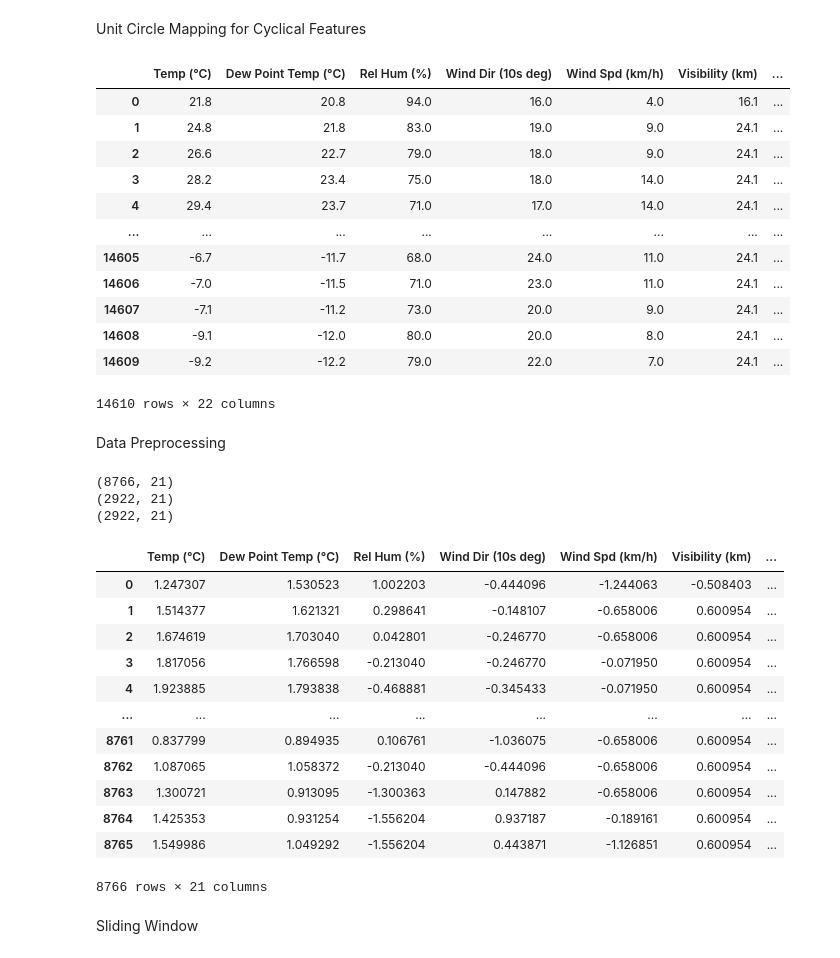
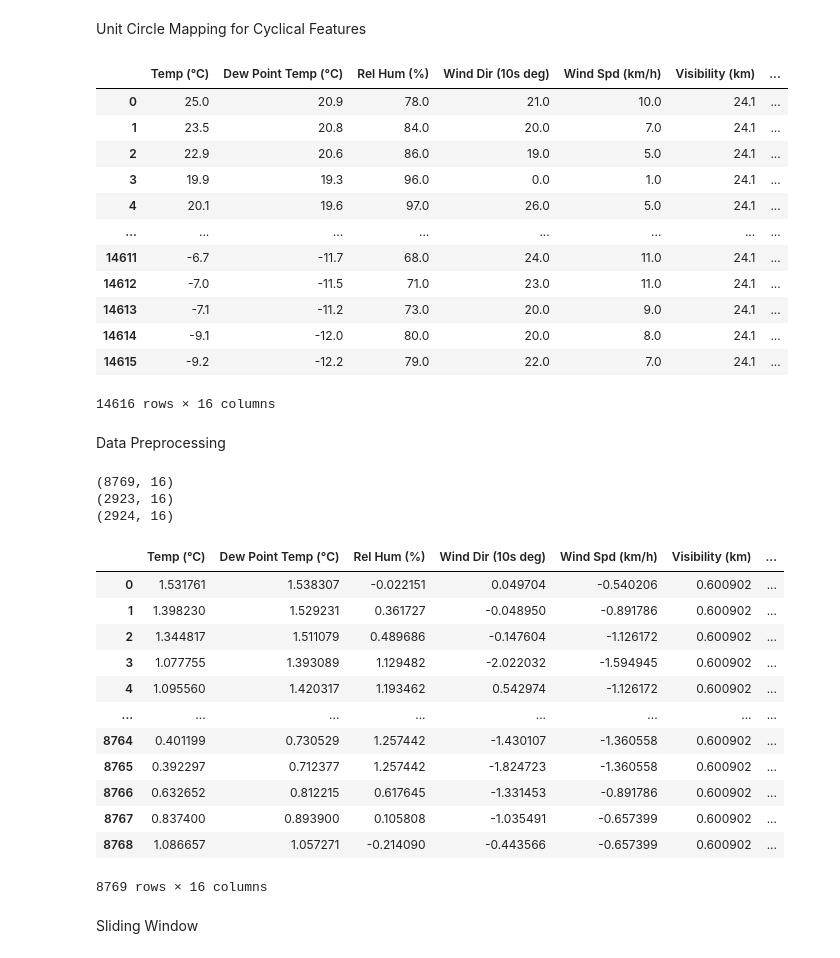
Before and after one commit to jye64/Energy-forecasting, a Jupyter notebook: LSTM.ipynb, the cells around one changed output. Cells and saved outputs as stored; diff of their text form; code cells hidden in the pictures.

```diff
--- a/LSTM.ipynb
+++ b/LSTM.ipynb
@@ -220,13 +217,13 @@ data = pd.concat([data, day_week], axis=1)
 # %% [markdown]
 Usage at previous timesteps as features
 # %%
-steps = 7
+# steps = 7
 
-for i in range(1,steps):
-  data['Previous_Usage' + str(i)] = data['Usage (kilowatt-hours)'].shift(i)
+# for i in range(1,steps):
+#   data['Previous_Usage' + str(i)] = data['Usage (kilowatt-hours)'].shift(i)
 
-for i in range(steps-1):
-  data.drop(index=i, inplace=True)
+# for i in range(steps-1):
+#   data.drop(index=i, inplace=True)
 
-data = pd.DataFrame.reset_index(data, drop=True)
-data
+# data = pd.DataFrame.reset_index(data, drop=True)
+# data
@@ -300,22 +283,22 @@ data_onehot = data_onehot.drop(columns=['Weather', 'Year', 'Day'], axis=1)
 data_onehot
 # %% [output]
 |  | Temp (°C) | Dew Point Temp (°C) | Rel Hum (%) | Wind Dir (10s deg) | Wind Spd (km/h) | Visibility (km) | ... |
-| 0 | 21.8 | 20.8 | 94.0 | 16.0 | 4.0 | 16.1 | ... |
-| 1 | 24.8 | 21.8 | 83.0 | 19.0 | 9.0 | 24.1 | ... |
-| 2 | 26.6 | 22.7 | 79.0 | 18.0 | 9.0 | 24.1 | ... |
-| 3 | 28.2 | 23.4 | 75.0 | 18.0 | 14.0 | 24.1 | ... |
-| 4 | 29.4 | 23.7 | 71.0 | 17.0 | 14.0 | 24.1 | ... |
+| 0 | 25.0 | 20.9 | 78.0 | 21.0 | 10.0 | 24.1 | ... |
+| 1 | 23.5 | 20.8 | 84.0 | 20.0 | 7.0 | 24.1 | ... |
+| 2 | 22.9 | 20.6 | 86.0 | 19.0 | 5.0 | 24.1 | ... |
+| 3 | 19.9 | 19.3 | 96.0 | 0.0 | 1.0 | 24.1 | ... |
+| 4 | 20.1 | 19.6 | 97.0 | 26.0 | 5.0 | 24.1 | ... |
 | ... | ... | ... | ... | ... | ... | ... | ... |
-| 14605 | -6.7 | -11.7 | 68.0 | 24.0 | 11.0 | 24.1 | ... |
-| 14606 | -7.0 | -11.5 | 71.0 | 23.0 | 11.0 | 24.1 | ... |
-| 14607 | -7.1 | -11.2 | 73.0 | 20.0 | 9.0 | 24.1 | ... |
-| 14608 | -9.1 | -12.0 | 80.0 | 20.0 | 8.0 | 24.1 | ... |
-| 14609 | -9.2 | -12.2 | 79.0 | 22.0 | 7.0 | 24.1 | ... |
+| 14611 | -6.7 | -11.7 | 68.0 | 24.0 | 11.0 | 24.1 | ... |
+| 14612 | -7.0 | -11.5 | 71.0 | 23.0 | 11.0 | 24.1 | ... |
+| 14613 | -7.1 | -11.2 | 73.0 | 20.0 | 9.0 | 24.1 | ... |
+| 14614 | -9.1 | -12.0 | 80.0 | 20.0 | 8.0 | 24.1 | ... |
+| 14615 | -9.2 | -12.2 | 79.0 | 22.0 | 7.0 | 24.1 | ... |
-14610 rows × 22 columns
+14616 rows × 16 columns
 # %% [markdown]
 Data Preprocessing
 # %%
-X = data_onehot.drop(columns=['Usage (kilowatt-hours)'], axis=1)
+X = data_onehot
 Y = data_onehot[['Usage (kilowatt-hours)']]
 
 # split training, validation, test set as 60% : 20% : 20%
@@ -333,53 +316,52 @@ print(X_test.shape)
 # X_train_scaled = scalerX.fit_transform(X_train)
 # X_valid_scaled = scalerX.transform(X_valid)
 # X_test_scaled = scalerX.transform(X_test)
 
 # ========= Avoid scaling on one-hot and unit-mapped features ============
 X_train_scaled = X_train.copy()
 X_valid_scaled = X_valid.copy()
 X_test_scaled = X_test.copy()
 
 scale_cols = ['Temp (°C)', 'Dew Point Temp (°C)', 'Rel Hum (%)',
               'Wind Dir (10s deg)', 'Wind Spd (km/h)',
               'Visibility (km)', 'Stn Press (kPa)']
 
-previous_usage_cols = []
-for i in range(1,steps):
-  previous_usage_cols.append('Previous_Usage' + str(i))
+# previous_usage_cols = []
+# for i in range(1,steps):
+#   previous_usage_cols.append('Previous_Usage' + str(i))
 
-
-scale_cols = scale_cols + previous_usage_cols
+# scale_cols = scale_cols + previous_usage_cols
 
 for col in scale_cols:
   scalerX = StandardScaler().fit(X_train[[col]])
   X_train_scaled[col] = scalerX.transform(X_train_scaled[[col]])
   X_valid_scaled[col] = scalerX.transform(X_valid_scaled[[col]])
   X_test_scaled[col] = scalerX.transform(X_test_scaled[[col]])
 
 
 scalerY = StandardScaler()
 Y_train_scaled = scalerY.fit_transform(Y_train)
 Y_valid_scaled = scalerY.transform(Y_valid)
 Y_test_scaled = scalerY.transform(Y_test)
 
 X_train_scaled
 # %% [output]
-(8766, 21)
-(2922, 21)
-(2922, 21)
+(8769, 16)
+(2923, 16)
+(2924, 16)
 |  | Temp (°C) | Dew Point Temp (°C) | Rel Hum (%) | Wind Dir (10s deg) | Wind Spd (km/h) | Visibility (km) | ... |
-| 0 | 1.247307 | 1.530523 | 1.002203 | -0.444096 | -1.244063 | -0.508403 | ... |
-| 1 | 1.514377 | 1.621321 | 0.298641 | -0.148107 | -0.658006 | 0.600954 | ... |
-| 2 | 1.674619 | 1.703040 | 0.042801 | -0.246770 | -0.658006 | 0.600954 | ... |
-| 3 | 1.817056 | 1.766598 | -0.213040 | -0.246770 | -0.071950 | 0.600954 | ... |
-| 4 | 1.923885 | 1.793838 | -0.468881 | -0.345433 | -0.071950 | 0.600954 | ... |
+| 0 | 1.531761 | 1.538307 | -0.022151 | 0.049704 | -0.540206 | 0.600902 | ... |
+| 1 | 1.398230 | 1.529231 | 0.361727 | -0.048950 | -0.891786 | 0.600902 | ... |
+| 2 | 1.344817 | 1.511079 | 0.489686 | -0.147604 | -1.126172 | 0.600902 | ... |
+| 3 | 1.077755 | 1.393089 | 1.129482 | -2.022032 | -1.594945 | 0.600902 | ... |
+| 4 | 1.095560 | 1.420317 | 1.193462 | 0.542974 | -1.126172 | 0.600902 | ... |
 | ... | ... | ... | ... | ... | ... | ... | ... |
-| 8761 | 0.837799 | 0.894935 | 0.106761 | -1.036075 | -0.658006 | 0.600954 | ... |
-| 8762 | 1.087065 | 1.058372 | -0.213040 | -0.444096 | -0.658006 | 0.600954 | ... |
-| 8763 | 1.300721 | 0.913095 | -1.300363 | 0.147882 | -0.658006 | 0.600954 | ... |
-| 8764 | 1.425353 | 0.931254 | -1.556204 | 0.937187 | -0.189161 | 0.600954 | ... |
-| 8765 | 1.549986 | 1.049292 | -1.556204 | 0.443871 | -1.126851 | 0.600954 | ... |
+| 8764 | 0.401199 | 0.730529 | 1.257442 | -1.430107 | -1.360558 | 0.600902 | ... |
+| 8765 | 0.392297 | 0.712377 | 1.257442 | -1.824723 | -1.360558 | 0.600902 | ... |
+| 8766 | 0.632652 | 0.812215 | 0.617645 | -1.331453 | -0.891786 | 0.600902 | ... |
+| 8767 | 0.837400 | 0.893900 | 0.105808 | -1.035491 | -0.657399 | 0.600902 | ... |
+| 8768 | 1.086657 | 1.057271 | -0.214090 | -0.443566 | -0.657399 | 0.600902 | ... |
-8766 rows × 21 columns
+8769 rows × 16 columns
 # %% [markdown]
 Sliding Window
 # %%
```
Also changed, not shown: parts of 10 cells of this notebook.
